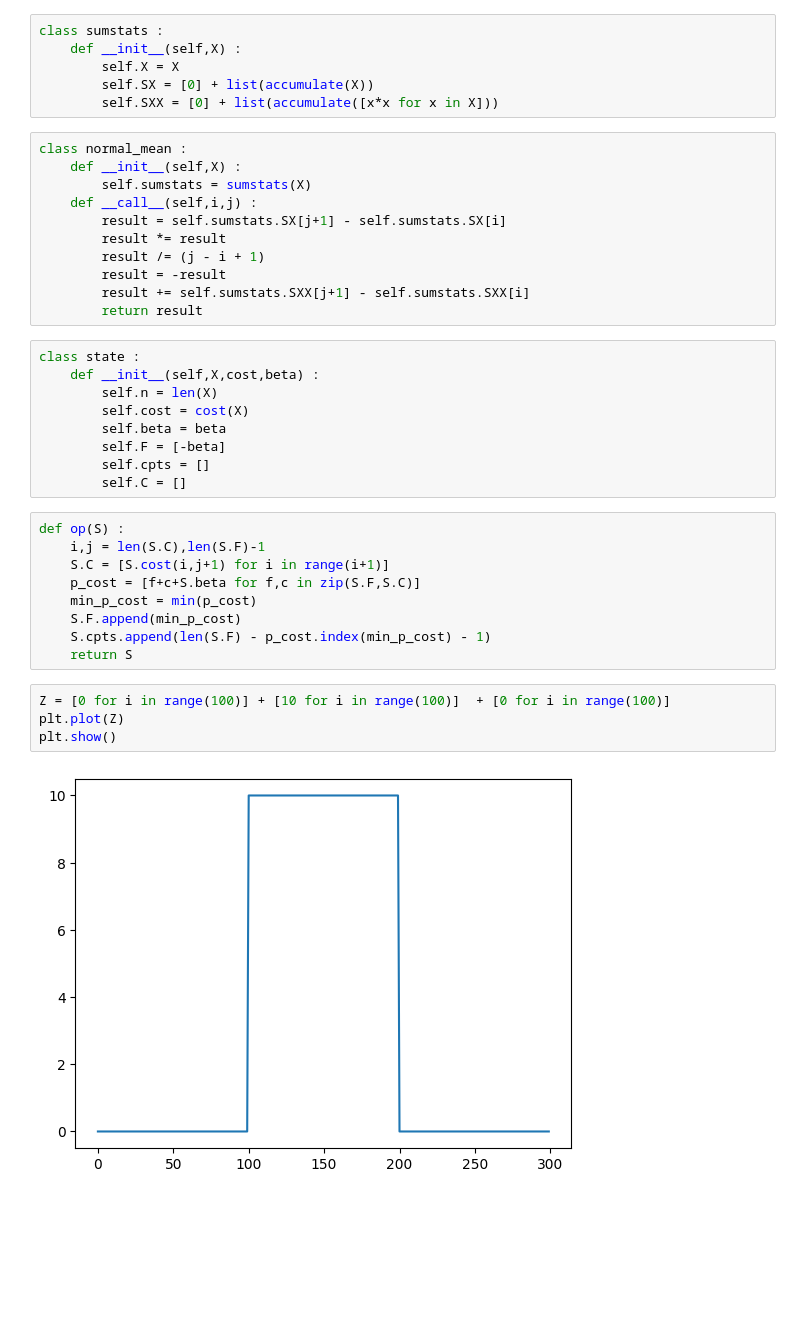
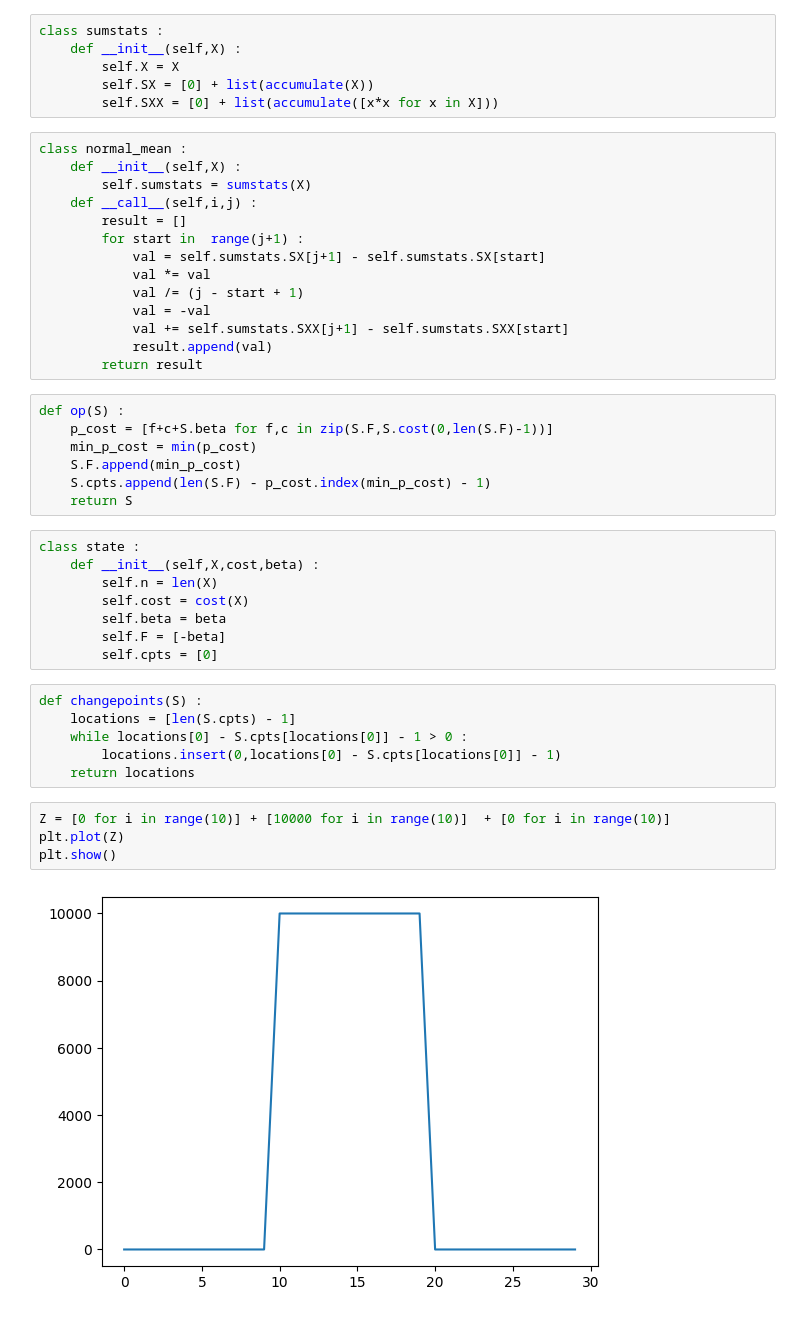
Before and after one commit to grosed/oop, a Jupyter notebook: notebooks/pelt.ipynb, the cells around one changed output. Saved outputs shown, nothing was run; the diff lists cells and outputs as text; blank space fills up the shorter version.

```diff
--- a/notebooks/pelt.ipynb
+++ b/notebooks/pelt.ipynb
@@ -15,12 +15,22 @@ class normal_mean :
     def __init__(self,X) :
         self.sumstats = sumstats(X)
     def __call__(self,i,j) :
-        result = self.sumstats.SX[j+1] - self.sumstats.SX[i]
-        result *= result
-        result /= (j - i + 1)
-        result = -result
-        result += self.sumstats.SXX[j+1] - self.sumstats.SXX[i]
+        result = []
+        for start in  range(j+1) :
+            val = self.sumstats.SX[j+1] - self.sumstats.SX[start]
+            val *= val
+            val /= (j - start + 1)
+            val = -val
+            val += self.sumstats.SXX[j+1] - self.sumstats.SXX[start]
+            result.append(val)
         return result
+# %%
+def op(S) :
+    p_cost = [f+c+S.beta for f,c in zip(S.F,S.cost(0,len(S.F)-1))]
+    min_p_cost = min(p_cost)
+    S.F.append(min_p_cost)
+    S.cpts.append(len(S.F) - p_cost.index(min_p_cost) - 1)
+    return S
 # %%
 class state :
     def __init__(self,X,cost,beta) :
@@ -28,23 +38,19 @@ class state :
         self.cost = cost(X)
         self.beta = beta
         self.F = [-beta]
-        self.cpts = []
-        self.C = []
+        self.cpts = [0]
-# %%
-def op(S) :
-    i,j = len(S.C),len(S.F)-1
-    S.C = [S.cost(i,j+1) for i in range(i+1)]
-    p_cost = [f+c+S.beta for f,c in zip(S.F,S.C)]
-    min_p_cost = min(p_cost)
-    S.F.append(min_p_cost)
-    S.cpts.append(len(S.F) - p_cost.index(min_p_cost) - 1)
-    return S
+# %%
+def changepoints(S) :
+    locations = [len(S.cpts) - 1]
+    while locations[0] - S.cpts[locations[0]] - 1 > 0 :
+        locations.insert(0,locations[0] - S.cpts[locations[0]] - 1)
+    return locations
 # %%
-Z = [0 for i in range(100)] + [10 for i in range(100)]  + [0 for i in range(100)]
+Z = [0 for i in range(10)] + [10000 for i in range(10)]  + [0 for i in range(10)]
 plt.plot(Z)
 plt.show()
 # %% [output]
-[figure, old version]
+[figure, new version]
 # %%
 S = state(Z,normal_mean,2*log(len(Z)))
 for i in range(S.n-1) :
```
Also changed, not shown: parts of 8 cells of this notebook.
